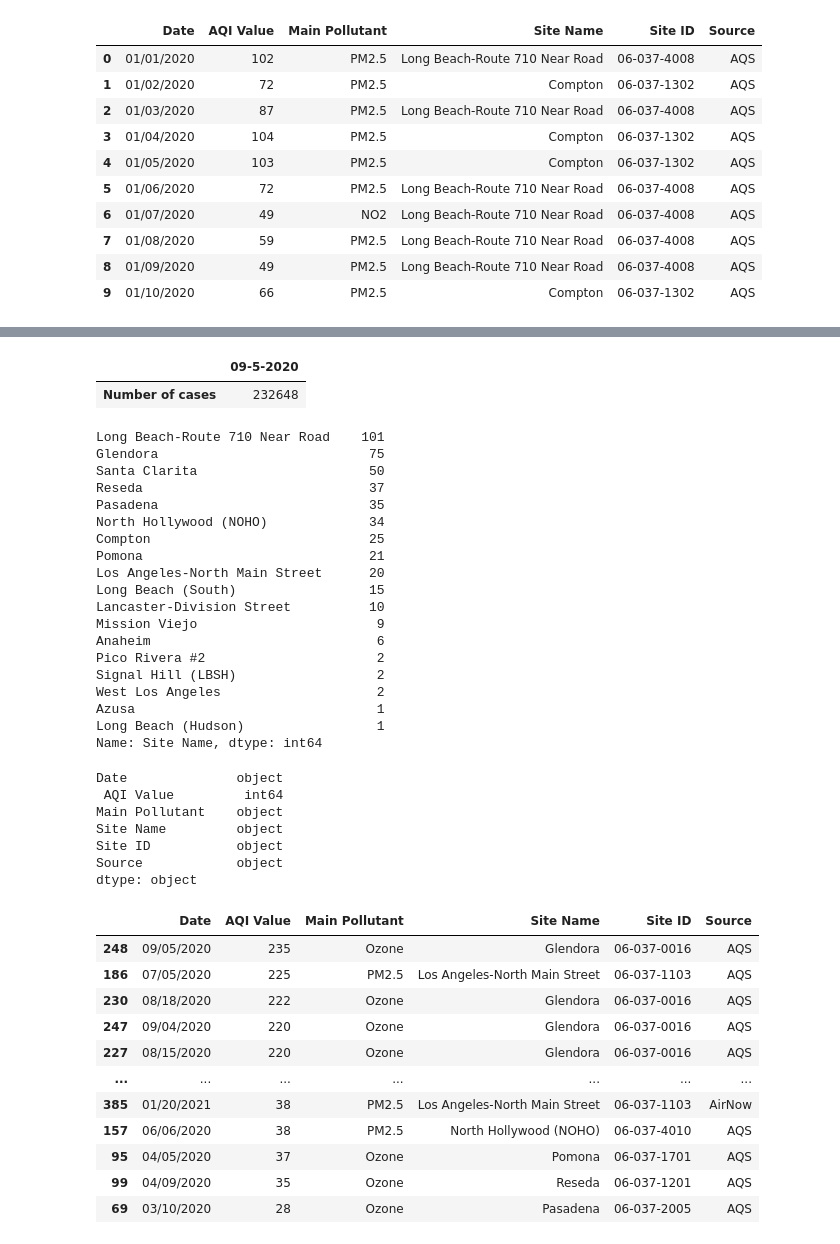
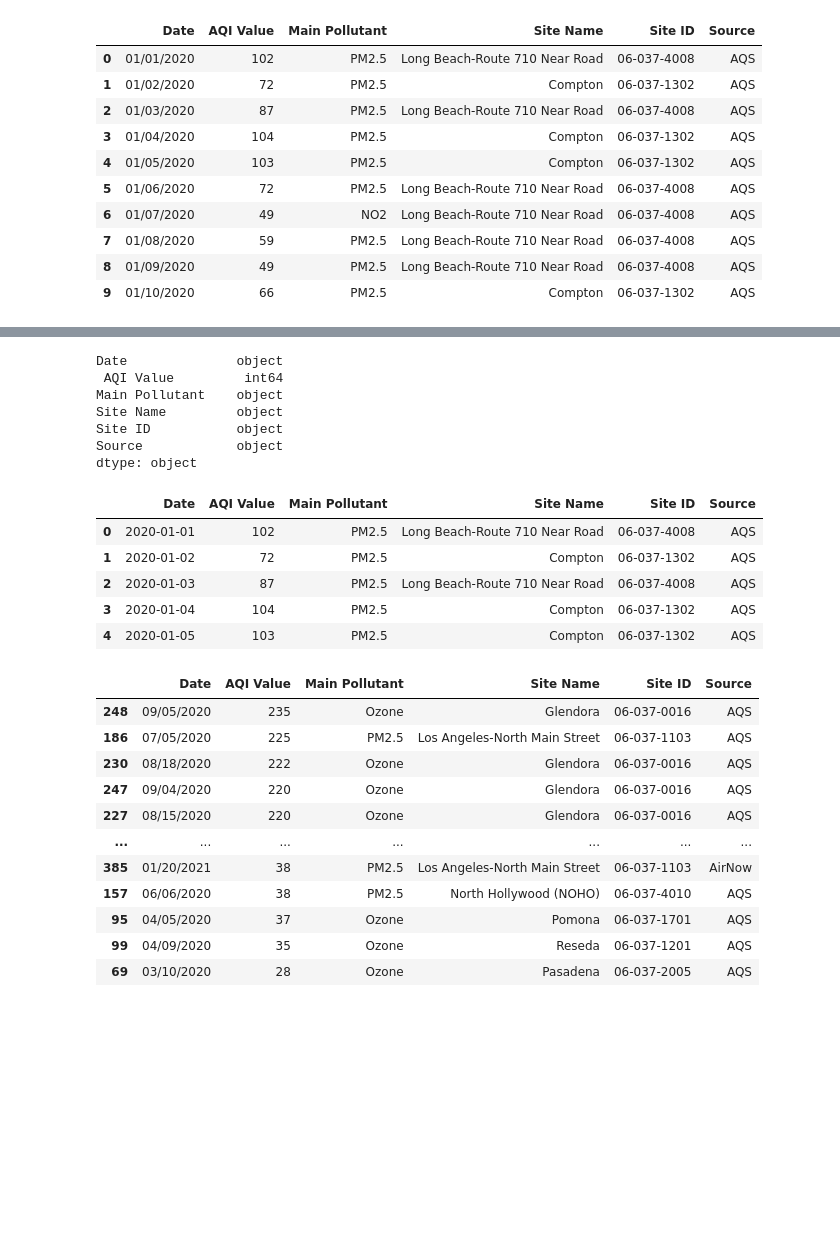
Before and after one commit to Navilongo/COVID-correlations-in-Los-Angeles-Analysis, a Jupyter notebook: covid_pollution_code.ipynb, the cells around one changed output, grey strips where cells are left out. Saved outputs shown, nothing was run; the diff lists cells and outputs as text; code cells hidden in the pictures; blank space fills up the shorter version.

```diff
--- a/covid_pollution_code.ipynb
+++ b/covid_pollution_code.ipynb
@@ -116,6 +30,0 @@ test
-# %%
-test1 = pd.DataFrame(sep_five)
-test1
-# %% [output]
-|  | 09-5-2020 |
-| Number of cases | 232648 |
@@ -130,26 +31,2 @@ test1
-# %%
-# Find the number of times each site is used for data
-sites = pollution_data["Site Name"].value_counts()
-sites
-# %% [output]
-Long Beach-Route 710 Near Road    101
-Glendora                           75
-Santa Clarita                      50
-Reseda                             37
-Pasadena                           35
-North Hollywood (NOHO)             34
-Compton                            25
-Pomona                             21
-Los Angeles-North Main Street      20
-Long Beach (South)                 15
-Lancaster-Division Street          10
-Mission Viejo                       9
-Anaheim                             6
-Pico Rivera #2                      2
-Signal Hill (LBSH)                  2
-West Los Angeles                    2
-Azusa                               1
-Long Beach (Hudson)                 1
-Name: Site Name, dtype: int64
 # %%
 # Find what kind of datatype we have for each column.
@@ -162,6 +40,17 @@ Site Name         object
 Site ID           object
 Source            object
 dtype: object
+# %%
+# Change the data type of the Date column to make it easier to plot
+pollution_data['Date'] = pd.to_datetime(pollution_data['Date'], format='%m/%d/%Y')
+pollution_data.head(5)
+# %% [output]
+|  | Date | AQI Value | Main Pollutant | Site Name | Site ID | Source |
+| 0 | 2020-01-01 | 102 | PM2.5 | Long Beach-Route 710 Near Road | 06-037-4008 | AQS |
+| 1 | 2020-01-02 | 72 | PM2.5 | Compton | 06-037-1302 | AQS |
+| 2 | 2020-01-03 | 87 | PM2.5 | Long Beach-Route 710 Near Road | 06-037-4008 | AQS |
+| 3 | 2020-01-04 | 104 | PM2.5 | Compton | 06-037-1302 | AQS |
+| 4 | 2020-01-05 | 103 | PM2.5 | Compton | 06-037-1302 | AQS |
 # %%
 # Sort AQI Value data highest to lowest
 descending_aqi = pollution_data.sort_values(by=' AQI Value', ascending=False)
```
Also changed, not shown: parts of 17 cells of this notebook, 3 other files.
